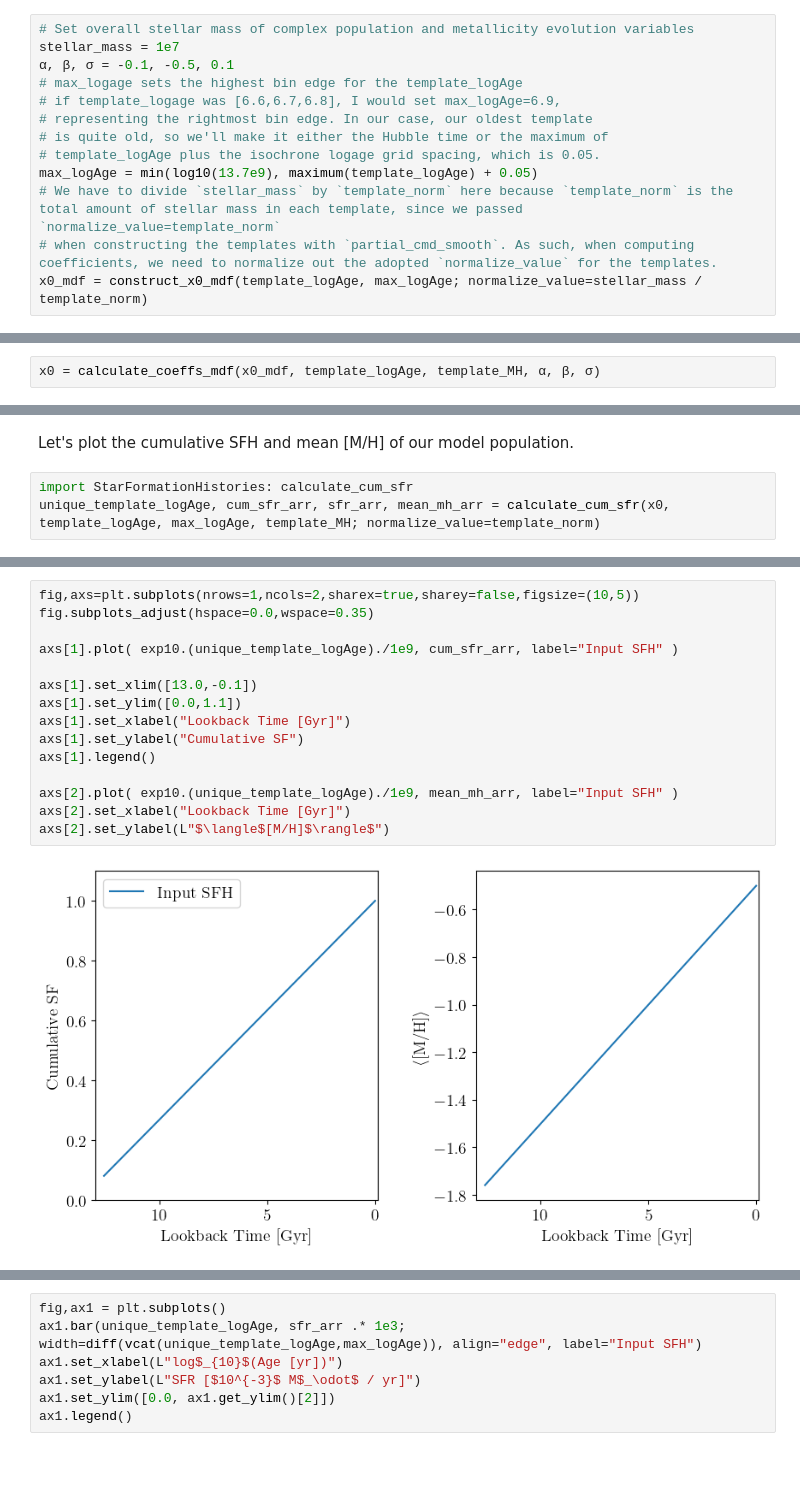
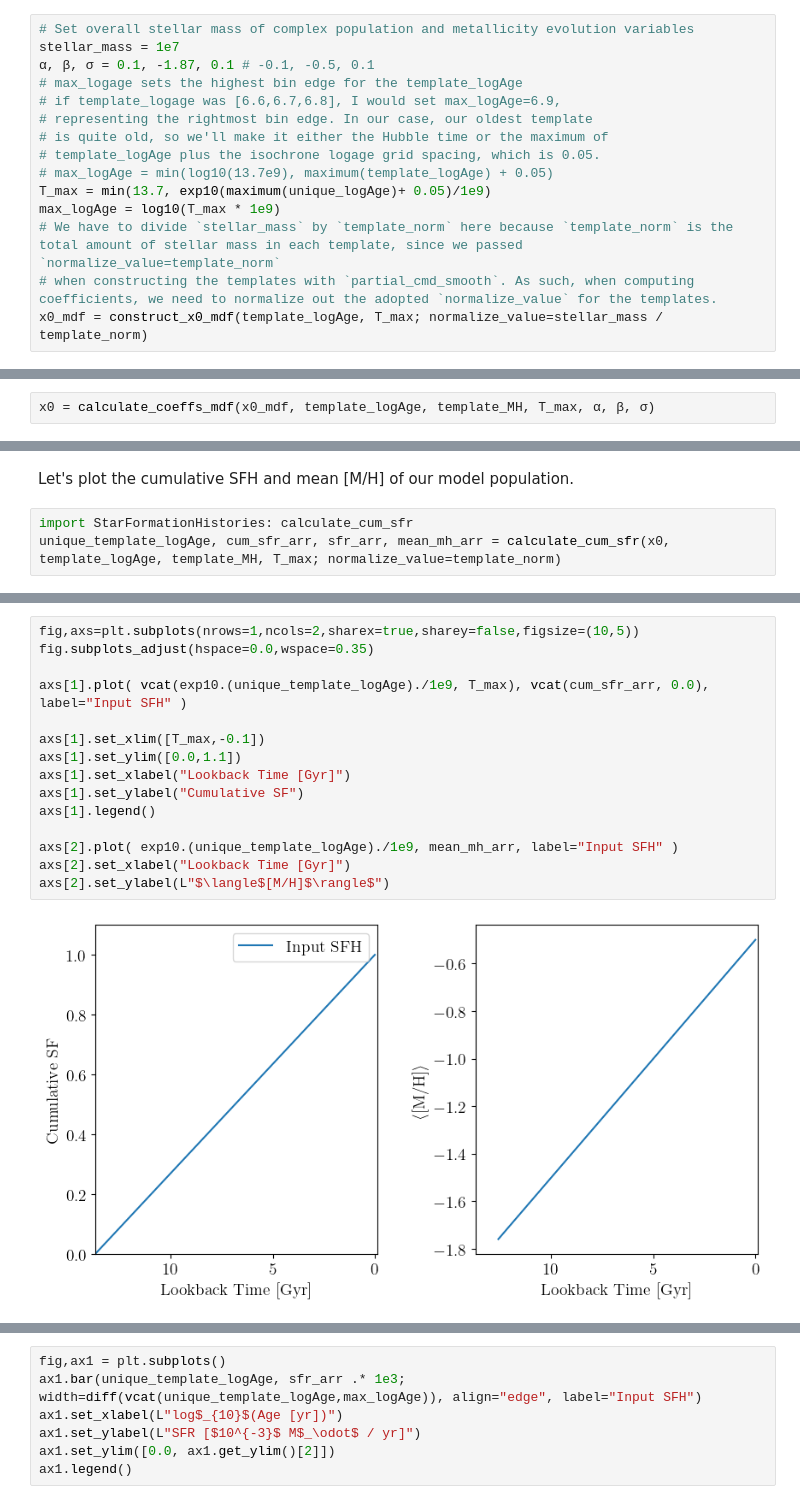
Before and after one commit to cgarling/StarFormationHistories.jl, a Jupyter notebook: examples/fitting1.ipynb, the cells around one changed output, grey strips where cells are left out. Saved outputs shown, nothing was run; the diff lists cells and outputs as text; blank space fills up the shorter version.

```diff
--- a/examples/fitting1.ipynb
+++ b/examples/fitting1.ipynb
@@ -256,15 +260,17 @@ import StarFormationHistories: construct_x0_mdf, calculate_coeffs_mdf
 # %%
 # Set overall stellar mass of complex population and metallicity evolution variables
 stellar_mass = 1e7
-α, β, σ = -0.1, -0.5, 0.1
+α, β, σ = 0.1, -1.87, 0.1 # -0.1, -0.5, 0.1
 # max_logage sets the highest bin edge for the template_logAge
 # if template_logage was [6.6,6.7,6.8], I would set max_logAge=6.9,
 # representing the rightmost bin edge. In our case, our oldest template
 # is quite old, so we'll make it either the Hubble time or the maximum of
 # template_logAge plus the isochrone logage grid spacing, which is 0.05.
-max_logAge = min(log10(13.7e9), maximum(template_logAge) + 0.05)
+# max_logAge = min(log10(13.7e9), maximum(template_logAge) + 0.05)
+T_max = min(13.7, exp10(maximum(unique_logAge)+ 0.05)/1e9)
+max_logAge = log10(T_max * 1e9)
 # We have to divide `stellar_mass` by `template_norm` here because `template_norm` is the total amount of stellar mass in each template, since we passed `normalize_value=template_norm`
 # when constructing the templates with `partial_cmd_smooth`. As such, when computing coefficients, we need to normalize out the adopted `normalize_value` for the templates.
-x0_mdf = construct_x0_mdf(template_logAge, max_logAge; normalize_value=stellar_mass / template_norm)
+x0_mdf = construct_x0_mdf(template_logAge, T_max; normalize_value=stellar_mass / template_norm)
 # %% [output]
 71-element Vector{Float64}:
@@ -287,6 +293,6 @@ x0_mdf = construct_x0_mdf(template_logAge, max_logAge; normalize_value=stellar_m
 # %% [markdown]
 The above coefficients are the amount of stellar mass formed in each age bin of `unique(template_logAge)`. To construct the complex Hess diagram, we need individual per-template weights, which we can get with `calculate_coeffs_mdf`.
 # %%
-x0 = calculate_coeffs_mdf(x0_mdf, template_logAge, template_MH, α, β, σ)
+x0 = calculate_coeffs_mdf(x0_mdf, template_logAge, template_MH, T_max, α, β, σ)
 # %% [output]
 1846-element Vector{Float64}:
@@ -310,5 +316,5 @@ x0 = calculate_coeffs_mdf(x0_mdf, template_logAge, template_MH, α, β, σ)
 Let's plot the cumulative SFH and mean [M/H] of our model population.
 # %%
 import StarFormationHistories: calculate_cum_sfr
-unique_template_logAge, cum_sfr_arr, sfr_arr, mean_mh_arr = calculate_cum_sfr(x0, template_logAge, max_logAge, template_MH; normalize_value=template_norm)
+unique_template_logAge, cum_sfr_arr, sfr_arr, mean_mh_arr = calculate_cum_sfr(x0, template_logAge, template_MH, T_max; normalize_value=template_norm)
 # %% [output]
@@ -316,20 +322,20 @@ unique_template_logAge, cum_sfr_arr, sfr_arr, mean_mh_arr = calculate_cum_sfr(x0
 # %%
 fig,axs=plt.subplots(nrows=1,ncols=2,sharex=true,sharey=false,figsize=(10,5))
 fig.subplots_adjust(hspace=0.0,wspace=0.35)
 
-axs[1].plot( exp10.(unique_template_logAge)./1e9, cum_sfr_arr, label="Input SFH" )
+axs[1].plot( vcat(exp10.(unique_template_logAge)./1e9, T_max), vcat(cum_sfr_arr, 0.0), label="Input SFH" )
 
-axs[1].set_xlim([13.0,-0.1])
+axs[1].set_xlim([T_max,-0.1])
 axs[1].set_ylim([0.0,1.1])
 axs[1].set_xlabel("Lookback Time [Gyr]")
 axs[1].set_ylabel("Cumulative SF")
 axs[1].legend()
 
 axs[2].plot( exp10.(unique_template_logAge)./1e9, mean_mh_arr, label="Input SFH" )
 axs[2].set_xlabel("Lookback Time [Gyr]")
 axs[2].set_ylabel(L"$\langle$[M/H]$\rangle$")
 # %% [output]
-[figure, old version]
+[figure, new version]
 PyObject Text(457.3650849792141, 0.5, '$\\langle$[M/H]$\\rangle$')
 # %%
 fig,ax1 = plt.subplots()
```
Also changed, not shown: parts of 63 cells of this notebook, 15 other files.
